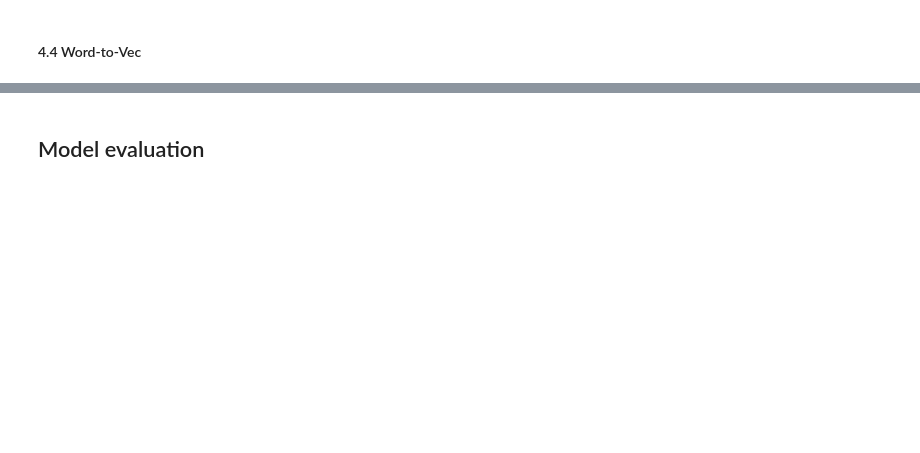
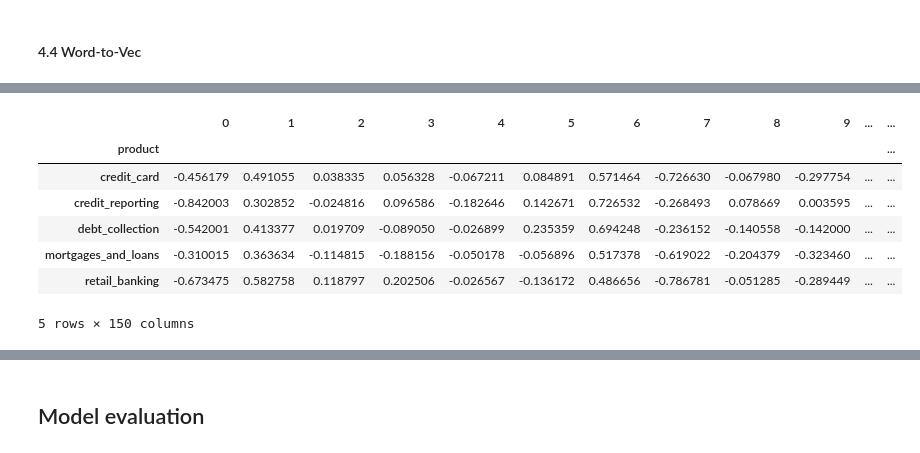
Before and after one commit to Abbastanza/MDS_NLP, a Jupyter notebook: 241012_Notebook_Consumer_Complaint.ipynb, the cells around one changed output, grey strips where cells are left out. Cells and saved outputs as stored; diff of their text form; code cells hidden in the pictures; blank space fills up the shorter version.

```diff
--- a/241012_Notebook_Consumer_Complaint.ipynb
+++ b/241012_Notebook_Consumer_Complaint.ipynb
@@ -633,6 +656,15 @@ print("Done!")
 # %%
 data_w2v_df = data_w2v.groupby('product')['narrative_tokenized_vector'].apply(np.mean)
-data_w2v_df = pd.DataFrame(data_w2v_df.tolist(), index=glove_df.index)
+data_w2v_df = pd.DataFrame(data_w2v_df.tolist(), index=data_w2v_df.index)
 data_w2v_df
+# %% [output]
+|  | 0 | 1 | 2 | 3 | 4 | 5 | 6 | 7 | 8 | 9 | ... | ... |
+| product |  |  |  |  |  |  |  |  |  |  |  | ... |
+| credit_card | -0.456179 | 0.491055 | 0.038335 | 0.056328 | -0.067211 | 0.084891 | 0.571464 | -0.726630 | -0.067980 | -0.297754 | ... | ... |
+| credit_reporting | -0.842003 | 0.302852 | -0.024816 | 0.096586 | -0.182646 | 0.142671 | 0.726532 | -0.268493 | 0.078669 | 0.003595 | ... | ... |
+| debt_collection | -0.542001 | 0.413377 | 0.019709 | -0.089050 | -0.026899 | 0.235359 | 0.694248 | -0.236152 | -0.140558 | -0.142000 | ... | ... |
+| mortgages_and_loans | -0.310015 | 0.363634 | -0.114815 | -0.188156 | -0.050178 | -0.056896 | 0.517378 | -0.619022 | -0.204379 | -0.323460 | ... | ... |
+| retail_banking | -0.673475 | 0.582758 | 0.118797 | 0.202506 | -0.026567 | -0.136172 | 0.486656 | -0.786781 | -0.051285 | -0.289449 | ... | ... |
+5 rows × 150 columns
 # %%
 similarity_matrix = cosine_similarity(data_w2v_df)
```
Also changed, not shown: parts of 95 cells of this notebook.
